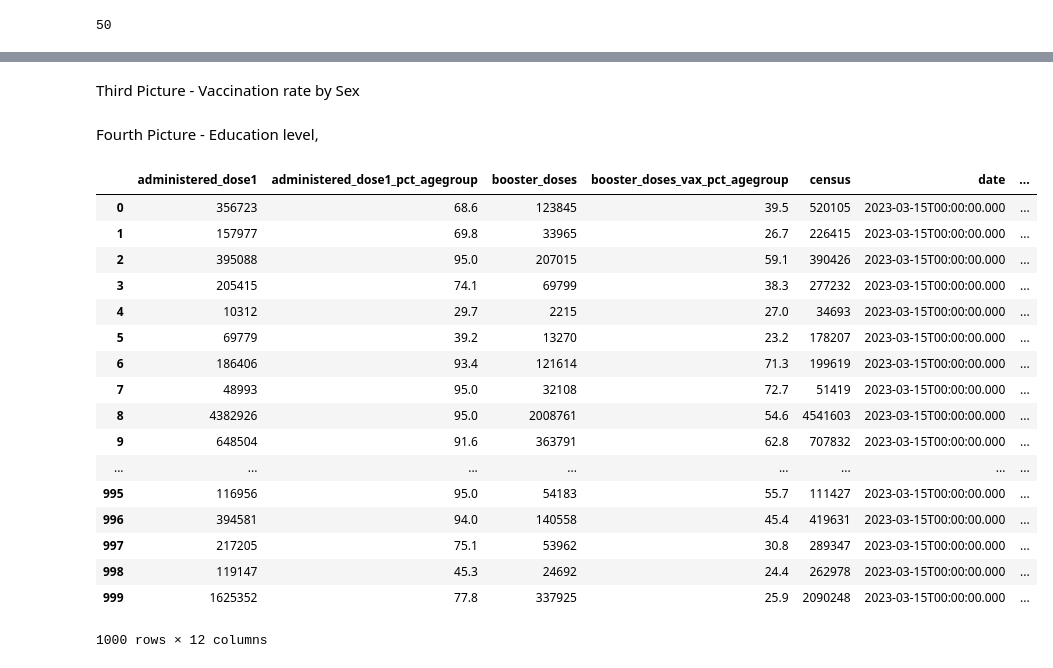
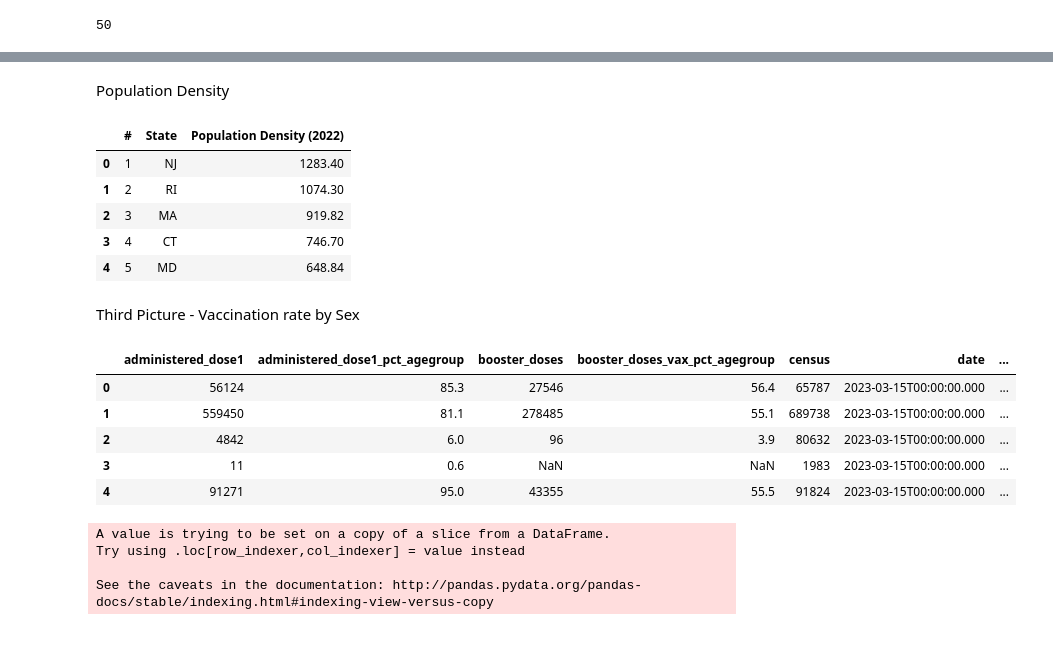
Before and after one commit to ehsanshahrabi/Cyber-Boolean, a Jupyter notebook: vaccination-yipan.ipynb, the cells around one changed output, grey strips where cells are left out. Saved outputs shown, nothing was run; the diff lists cells and outputs as text; code cells hidden in the pictures; blank space fills up the shorter version.

```diff
--- a/vaccination-yipan.ipynb
+++ b/vaccination-yipan.ipynb
@@ -108,0 +68,16 @@ Name: location, dtype: object
+# %% [markdown]
+Population Density
+# %%
+# Read population density file
+file = 'population density.csv'
+pop = pd.read_csv(file, encoding="ISO-8859-1")
+pop = pop[["#","State","Population Density (2022)"]]
+
+pop.head()
+# %% [output]
+|  | # | State | Population Density (2022) |
+| 0 | 1 | NJ | 1283.40 |
+| 1 | 2 | RI | 1074.30 |
+| 2 | 3 | MA | 919.82 |
+| 3 | 4 | CT | 746.70 |
+| 4 | 5 | MD | 648.84 |
@@ -109,32 +115,27 @@ Name: location, dtype: object
 # %% [markdown]
 Third Picture - Vaccination rate by Sex
-# %% [markdown]
-Fourth Picture - Education level,
 # %%
 # Filter to only 2023/03/15 data, returned as JSON from API / converted to Python list of
 # dictionaries by sodapy.
-result2 = client.get("5i5k-6cmh", where="date='2023-03-15T00:00:00.000'")
+sex_df = client.get("5i5k-6cmh", where="date='2023-03-15T00:00:00.000'", limit=10000)
 
 # Convert to pandas DataFrame
-result2_df = pd.DataFrame.from_records(result2)
-
-result2_df
+sex_df = pd.DataFrame.from_records(sex_df)
+sex_df.head()
 # %% [output]
 |  | administered_dose1 | administered_dose1_pct_agegroup | booster_doses | booster_doses_vax_pct_agegroup | census | date | ... |
-| 0 | 356723 | 68.6 | 123845 | 39.5 | 520105 | 2023-03-15T00:00:00.000 | ... |
-| 1 | 157977 | 69.8 | 33965 | 26.7 | 226415 | 2023-03-15T00:00:00.000 | ... |
-| 2 | 395088 | 95.0 | 207015 | 59.1 | 390426 | 2023-03-15T00:00:00.000 | ... |
-| 3 | 205415 | 74.1 | 69799 | 38.3 | 277232 | 2023-03-15T00:00:00.000 | ... |
-| 4 | 10312 | 29.7 | 2215 | 27.0 | 34693 | 2023-03-15T00:00:00.000 | ... |
-| 5 | 69779 | 39.2 | 13270 | 23.2 | 178207 | 2023-03-15T00:00:00.000 | ... |
-| 6 | 186406 | 93.4 | 121614 | 71.3 | 199619 | 2023-03-15T00:00:00.000 | ... |
-| 7 | 48993 | 95.0 | 32108 | 72.7 | 51419 | 2023-03-15T00:00:00.000 | ... |
-| 8 | 4382926 | 95.0 | 2008761 | 54.6 | 4541603 | 2023-03-15T00:00:00.000 | ... |
-| 9 | 648504 | 91.6 | 363791 | 62.8 | 707832 | 2023-03-15T00:00:00.000 | ... |
-| ... | ... | ... | ... | ... | ... | ... | ... |
-| 995 | 116956 | 95.0 | 54183 | 55.7 | 111427 | 2023-03-15T00:00:00.000 | ... |
-| 996 | 394581 | 94.0 | 140558 | 45.4 | 419631 | 2023-03-15T00:00:00.000 | ... |
-| 997 | 217205 | 75.1 | 53962 | 30.8 | 289347 | 2023-03-15T00:00:00.000 | ... |
-| 998 | 119147 | 45.3 | 24692 | 24.4 | 262978 | 2023-03-15T00:00:00.000 | ... |
-| 999 | 1625352 | 77.8 | 337925 | 25.9 | 2090248 | 2023-03-15T00:00:00.000 | ... |
+| 0 | 56124 | 85.3 | 27546 | 56.4 | 65787 | 2023-03-15T00:00:00.000 | ... |
+| 1 | 559450 | 81.1 | 278485 | 55.1 | 689738 | 2023-03-15T00:00:00.000 | ... |
+| 2 | 4842 | 6.0 | 96 | 3.9 | 80632 | 2023-03-15T00:00:00.000 | ... |
+| 3 | 11 | 0.6 | NaN | NaN | 1983 | 2023-03-15T00:00:00.000 | ... |
+| 4 | 91271 | 95.0 | 43355 | 55.5 | 91824 | 2023-03-15T00:00:00.000 | ... |
-1000 rows × 12 columns
+# %%
+ussex_df=sex_df[(sex_df["location"]=="US")&((sex_df["demographic_category"]=="Sex_Male")|(sex_df["demographic_category"]=="Sex_Female"))]
+
+ussex_df["administered_dose1_pct_agegroup"] = ussex_df["administered_dose1_pct_agegroup"].astype(float)
+# ussex_df[["demographic_category", "administered_dose1_pct_agegroup"]]
+# %% [output]
+A value is trying to be set on a copy of a slice from a DataFrame.
+Try using .loc[row_indexer,col_indexer] = value instead
+
+See the caveats in the documentation: http://pandas.pydata.org/pandas-docs/stable/indexing.html#indexing-view-versus-copy
```
Also changed, not shown: parts of 18 cells of this notebook, 1 other file.
